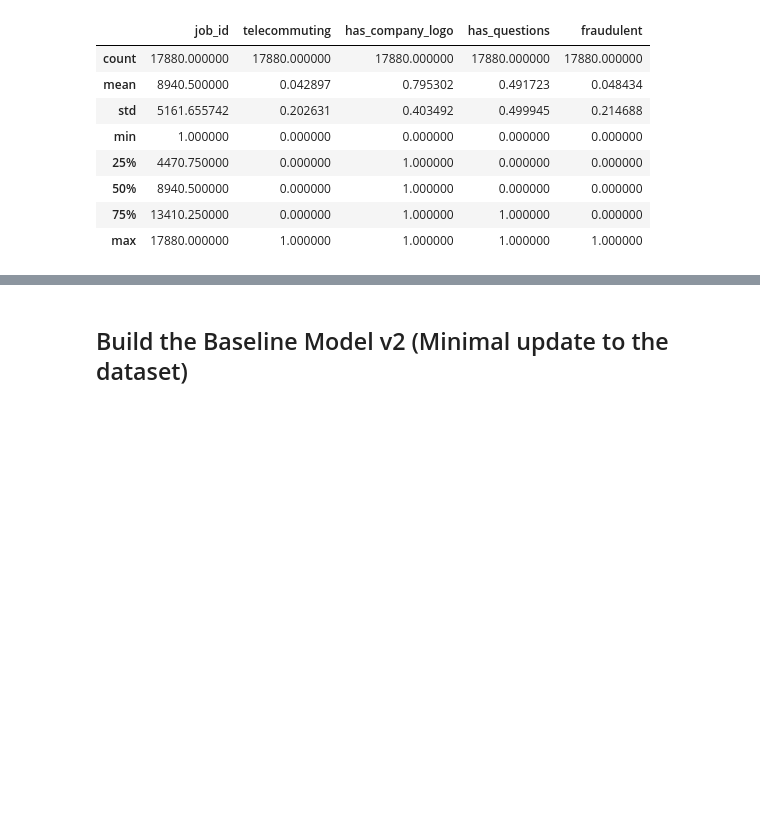
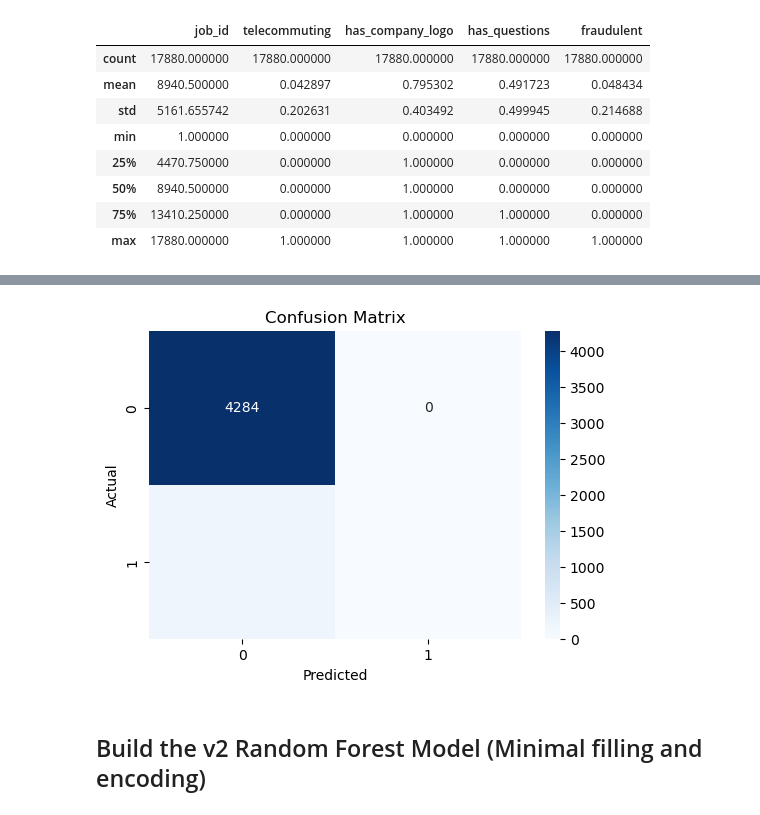
Before and after one commit to jebamania/group-project-2, a Jupyter notebook: Base Model.ipynb, the cells around one changed output, grey strips where cells are left out. Cells and saved outputs as stored; diff of their text form; code cells hidden in the pictures; blank space fills up the shorter version.

```diff
--- a/Base Model.ipynb
+++ b/Base Model.ipynb
@@ -119,8 +131,12 @@ y = df_baseline_1["fraudulent"]
+# %%
+# Split features and target
+X = df_baseline_1.drop("fraudulent", axis=1)
+y = df_baseline_1["fraudulent"]
 # %%
 # Split the data into training and testing sets
 X_train, X_test, y_train, y_test = train_test_split(X, y, random_state=1)
 # %%
 # Create the random forest classifier instance
-rf_baseline_model_1 = RandomForestClassifier(random_state=1, n_estimators=500).
+rf_baseline_model_1 = RandomForestClassifier(random_state=1, n_estimators=500)
 # %%
 # Fit the model
@@ -155,5 +192,20 @@ print(f"Testing Score: {rf_baseline_model_1.score(X_test, y_test)}")
+# %%
+# Create a reusable function to plot the confusion matrix
+def plot_confusion_matrix(y_true, predictions):
+    cm = confusion_matrix(y_true, predictions)
+    plt.figure(figsize=(6, 4))
+    sns.heatmap(cm, annot=True, fmt="d", cmap="Blues")
+    plt.xlabel("Predicted")
+    plt.ylabel("Actual")
+    plt.title("Confusion Matrix")
+    plt.show()
+# %%
+# Call function to plot the confusion matrix
+plot_confusion_matrix(y_test, predictions)
+# %% [output]
+[figure, added]
 # %% [markdown]
-## Build the Baseline Model v2 (Minimal update to the dataset)
+## Build the v2 Random Forest Model (Minimal filling and encoding)
 # %%
 # Make a copy the dataframe
 df_baseline_2 = df.copy()
```
Also changed, not shown: parts of 58 cells of this notebook.
